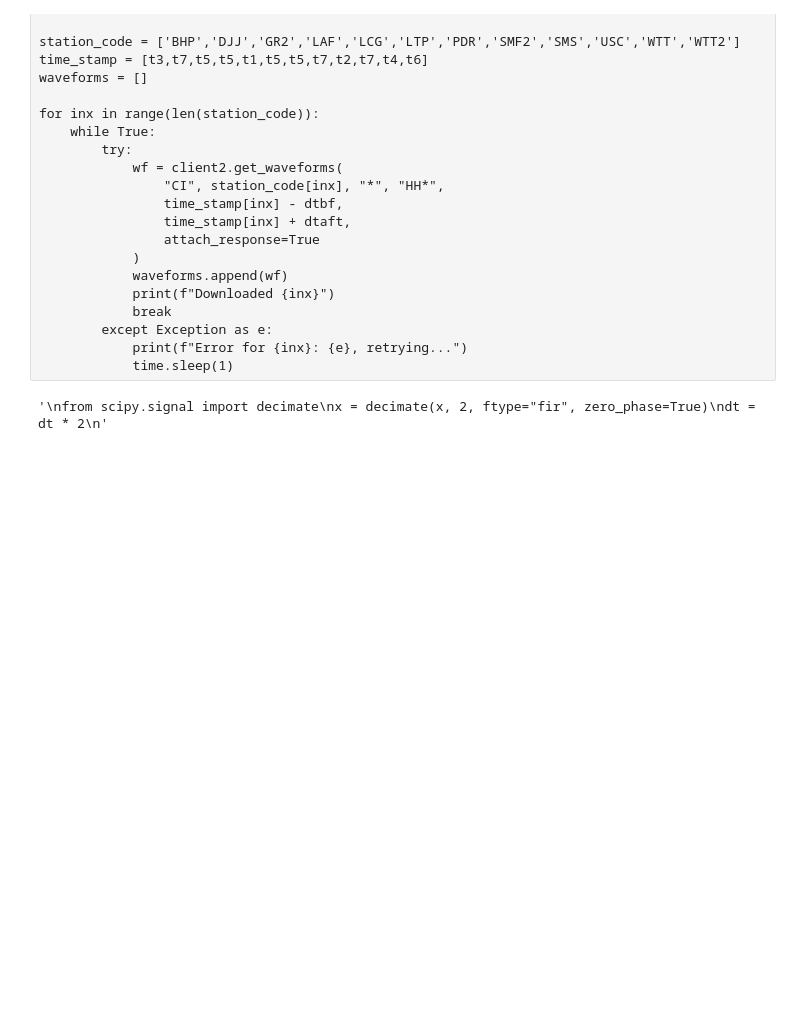
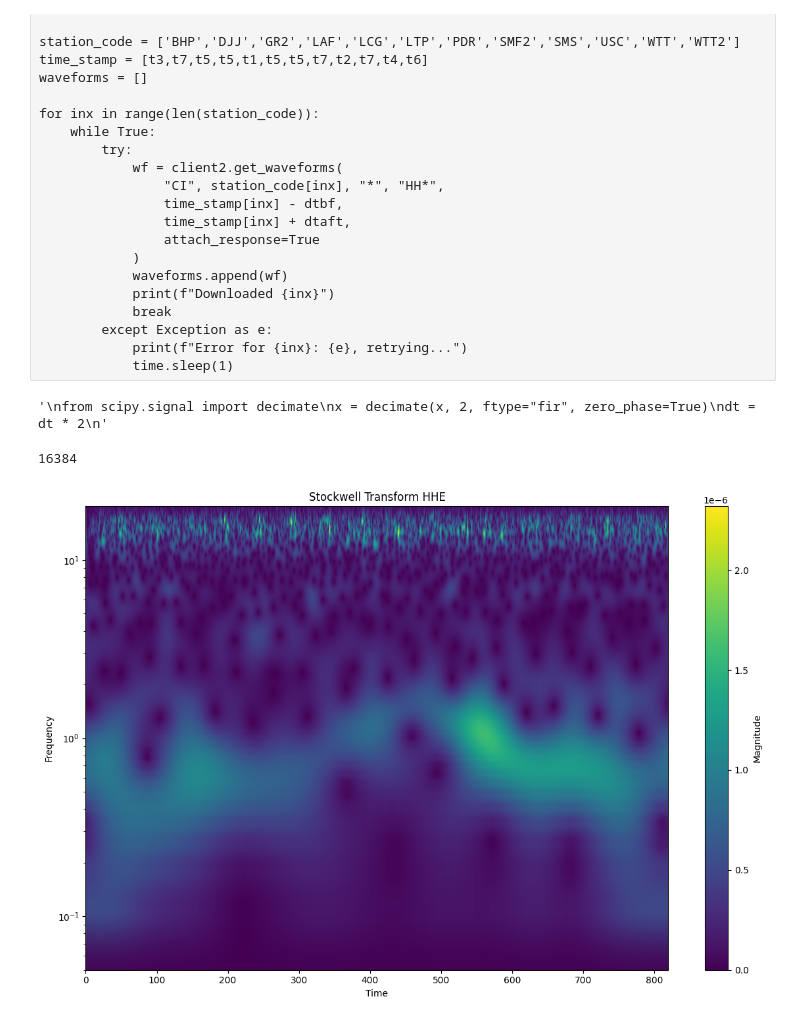
Before and after one commit to twdavisx/Stockwell, a Jupyter notebook: Stockwell/obspy.ipynb, the cells around one changed output. Saved outputs shown, nothing was run; the diff lists cells and outputs as text; code cells hidden in the pictures; blank space fills up the shorter version.

```diff
--- a/Stockwell/obspy.ipynb
+++ b/Stockwell/obspy.ipynb
@@ -176,3 +235,7 @@ dt = dt * 2
 """
 # %% [output]
 '\nfrom scipy.signal import decimate\nx = decimate(x, 2, ftype="fir", zero_phase=True)\ndt = dt * 2\n'
+# %%
+print(x.size)
+# %% [output]
+16384
@@ -181,3 +256,7 @@ st_matrix_E, k = stockwell(x,dt, kmin=0, kmax=len(waveforms_E_data[0])//2, kstep
+# %%
+plot_st(S, f_hz, title="Stockwell Transform HHE")
+# %% [output]
+[figure, added]
 # %%
 plot_st(st_matrix_E, k, title="Stockwell Transform HHE")
 # %% [output]
```
Also changed, not shown: parts of 7 cells of this notebook, 4 other files.
